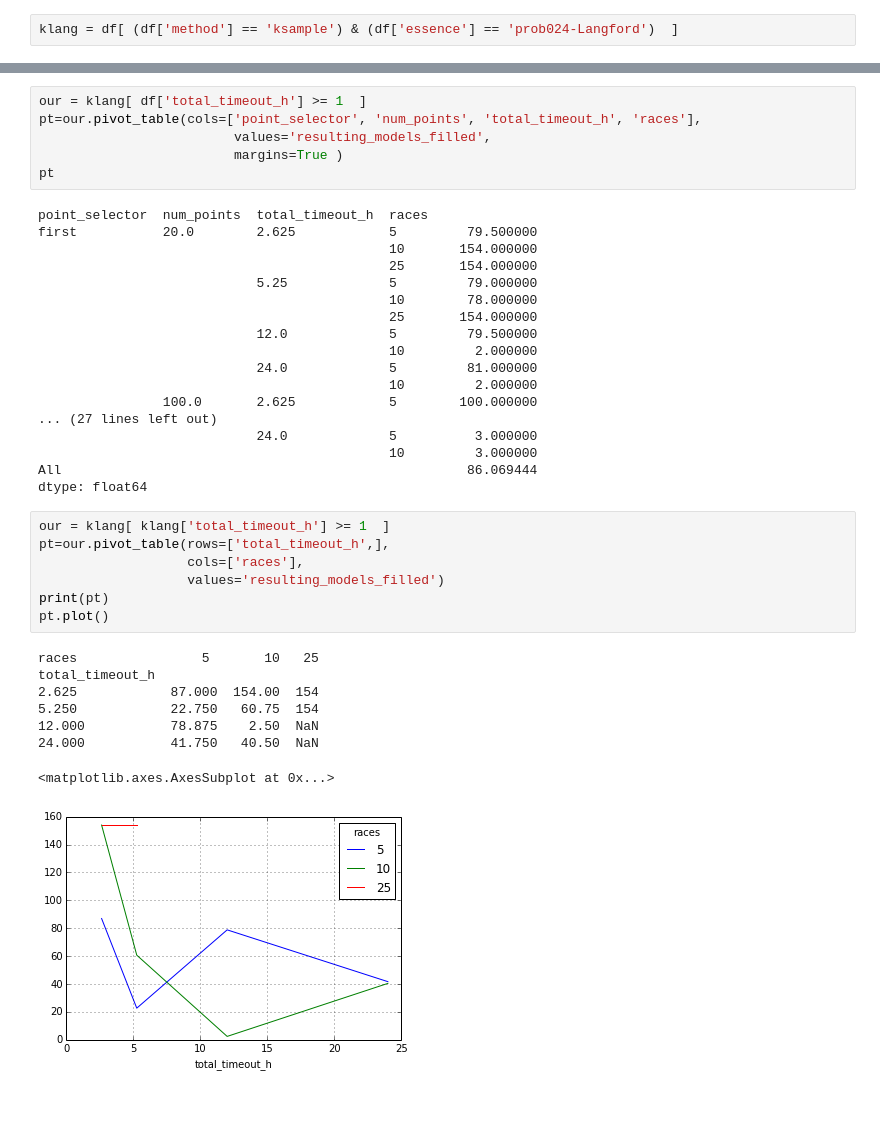
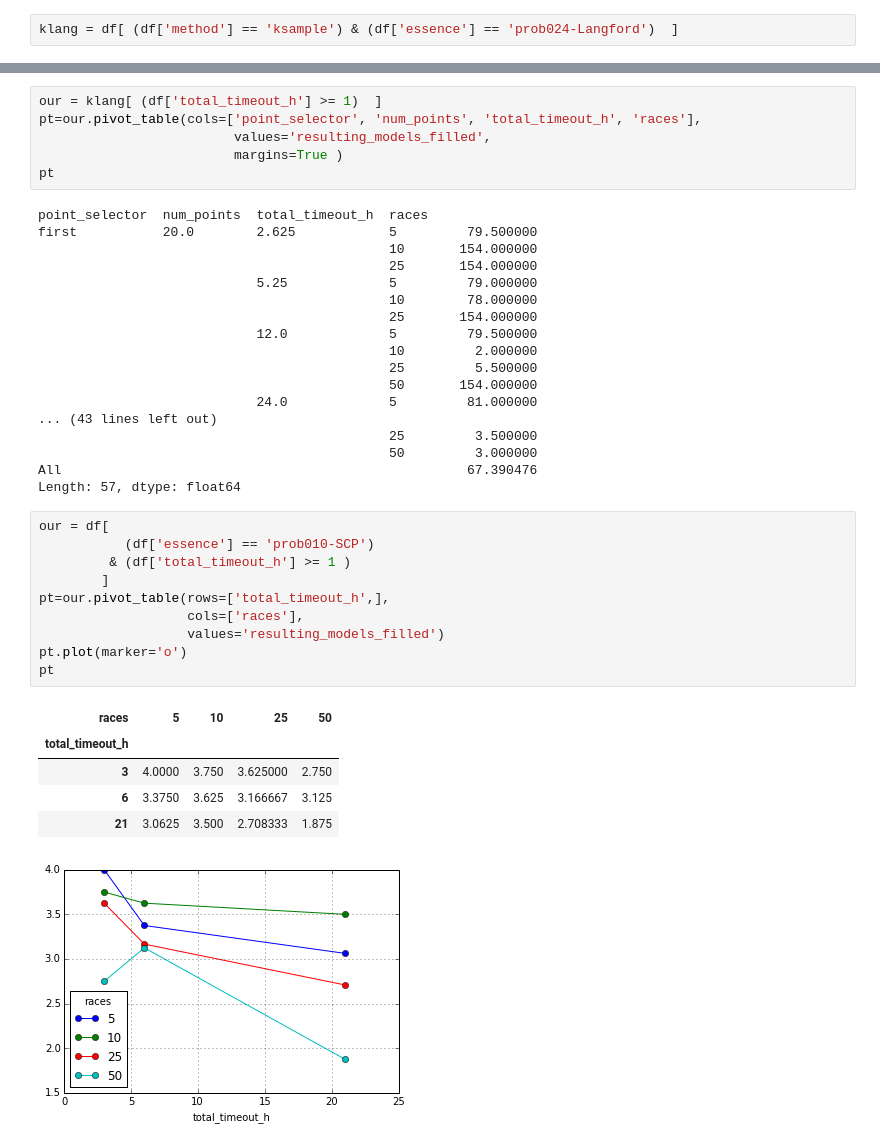
Before and after one commit to Bilalh/Gen, a Jupyter notebook: scripts/parse_results/pivot.ipynb, the cells around one changed output, grey strips where cells are left out. Drawn from its saved outputs; the diff is of its cells as text; blank space fills up the shorter version.

```diff
--- a/scripts/parse_results/pivot.ipynb
+++ b/scripts/parse_results/pivot.ipynb
@@ -148,6 +163,6 @@ All                                       113.241667
 dtype: float64
 # %%
-our = klang[ df['total_timeout_h'] >= 1  ]
+our = klang[ (df['total_timeout_h'] >= 1)  ]
 pt=our.pivot_table(cols=['point_selector', 'num_points', 'total_timeout_h', 'races'],
                          values='resulting_models_filled',
                          margins=True )
@@ -162,27 +177,28 @@ first           20.0        2.625            5         79.500000
                                              25       154.000000
                             12.0             5         79.500000
                                              10         2.000000
+                                             25         5.500000
+                                             50       154.000000
                             24.0             5         81.000000
-                                             10         2.000000
-                100.0       2.625            5        100.000000
-... (27 lines left out)
-                            24.0             5          3.000000
-                                             10         3.000000
-All                                                    86.069444
-dtype: float64
+... (43 lines left out)
+                                             25         3.500000
+                                             50         3.000000
+All                                                    67.390476
+Length: 57, dtype: float64
 # %%
-our = klang[ klang['total_timeout_h'] >= 1  ]
+our = df[
+           (df['essence'] == 'prob010-SCP')
+         & (df['total_timeout_h'] >= 1 )
+        ]
 pt=our.pivot_table(rows=['total_timeout_h',],
                    cols=['races'],
                    values='resulting_models_filled')
-print(pt)
-pt.plot()
+pt.plot(marker='o')
+pt
 # %% [output]
-races                5       10   25
-total_timeout_h
-2.625            87.000  154.00  154
-5.250            22.750   60.75  154
-12.000           78.875    2.50  NaN
-24.000           41.750   40.50  NaN
-<matplotlib.axes.AxesSubplot at 0x...>
+| races | 5 | 10 | 25 | 50 |
+| total_timeout_h |  |  |  |  |
+| 3 | 4.0000 | 3.750 | 3.625000 | 2.750 |
+| 6 | 3.3750 | 3.625 | 3.166667 | 3.125 |
+| 21 | 3.0625 | 3.500 | 2.708333 | 1.875 |
-[figure, old version]
+[figure, new version]
```
Also changed, not shown: parts of 20 cells of this notebook.
